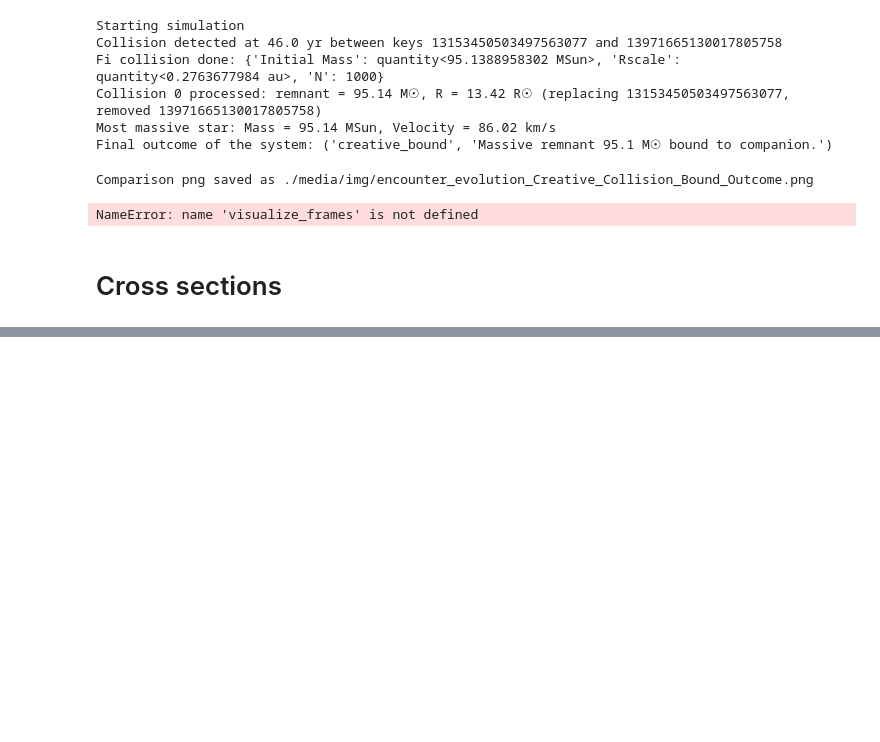
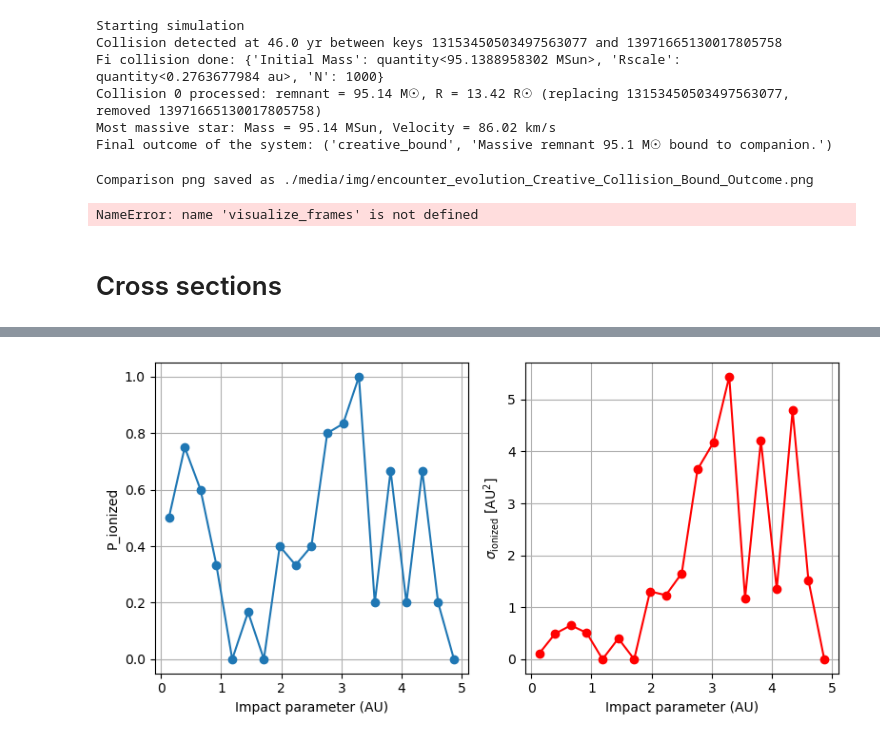
Before and after one commit to Yang-Taotao/strw-amuse-project, a Jupyter notebook: notebooks/Triple_binary_simulation.ipynb, the cells around one changed output, grey strips where cells are left out. Saved outputs shown, nothing was run; the diff lists cells and outputs as text; code cells hidden in the pictures; blank space fills up the shorter version.

```diff
--- a/notebooks/Triple_binary_simulation.ipynb
+++ b/notebooks/Triple_binary_simulation.ipynb
@@ -287,0 +303,45 @@ AssertionError: I don't believe that you want more dimensions than samples!
+# %%
+import numpy as np
+import matplotlib.pyplot as plt
+
+# Extract impact parameter (first incoming binary)
+b = np.array([s["impact_parameter"][0] for s in summary["samples"]])
+results = np.array([r[0] for r in summary["results"]])  # outcome_label strings
+
+# Define bins
+b_bins = np.linspace(0, 5, 20)
+prob_binned = np.zeros(len(b_bins)-1)
+sigma_binned = np.zeros(len(b_bins)-1)
+
+for i in range(len(b_bins)-1):
+    mask = (b >= b_bins[i]) & (b < b_bins[i+1])
+    sims_in_bin = np.where(mask)[0]
+    if len(sims_in_bin) == 0:
+        prob_binned[i] = 0
+        sigma_binned[i] = 0
+        continue
+    # Probability of ionized massive in this bin
+    count_ionized = np.sum(results[sims_in_bin] == "creative_ionized")
+    prob_binned[i] = count_ionized / len(sims_in_bin)
+    # Differential cross-section in this bin
+    sigma_binned[i] = np.pi * (b_bins[i+1]**2 - b_bins[i]**2) * prob_binned[i]
+
+# Plot P_ionized
+plt.figure(figsize=(8,4))
+plt.subplot(1,2,1)
+plt.plot((b_bins[:-1]+b_bins[1:])/2, prob_binned, marker="o")
+plt.xlabel("Impact parameter (AU)")
+plt.ylabel("P_ionized")
+plt.grid(True)
+
+# Plot cross-section
+plt.subplot(1,2,2)
+plt.plot((b_bins[:-1]+b_bins[1:])/2, sigma_binned, marker="o", color="r")
+plt.xlabel("Impact parameter (AU)")
+plt.ylabel(r"$\sigma_\mathrm{ionized}$ [AU$^2$]")
+plt.grid(True)
+
+plt.tight_layout()
+plt.show()
+# %% [output]
+[figure, added]
```
Also changed, not shown: parts of 13 cells of this notebook, 14 other files.
